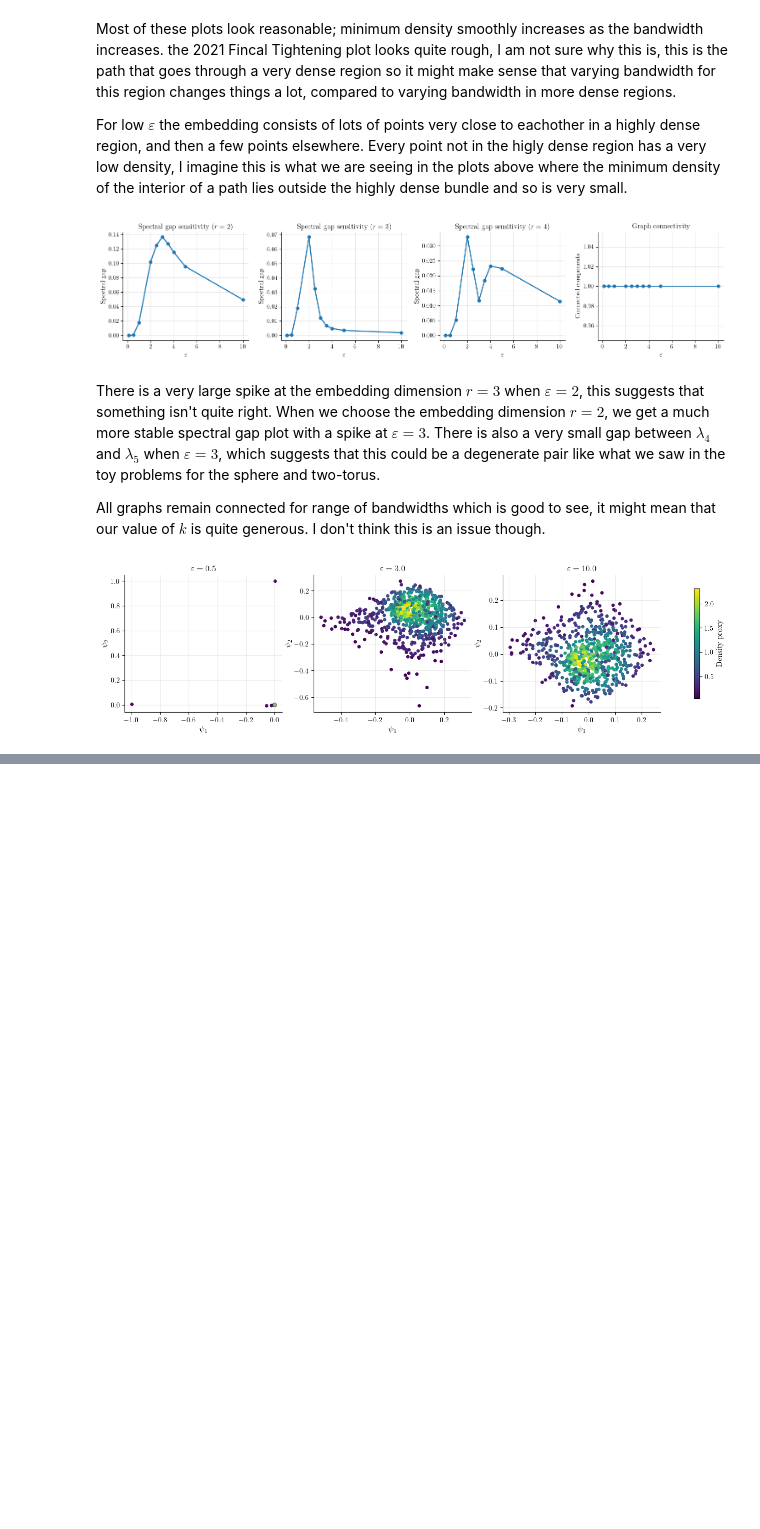
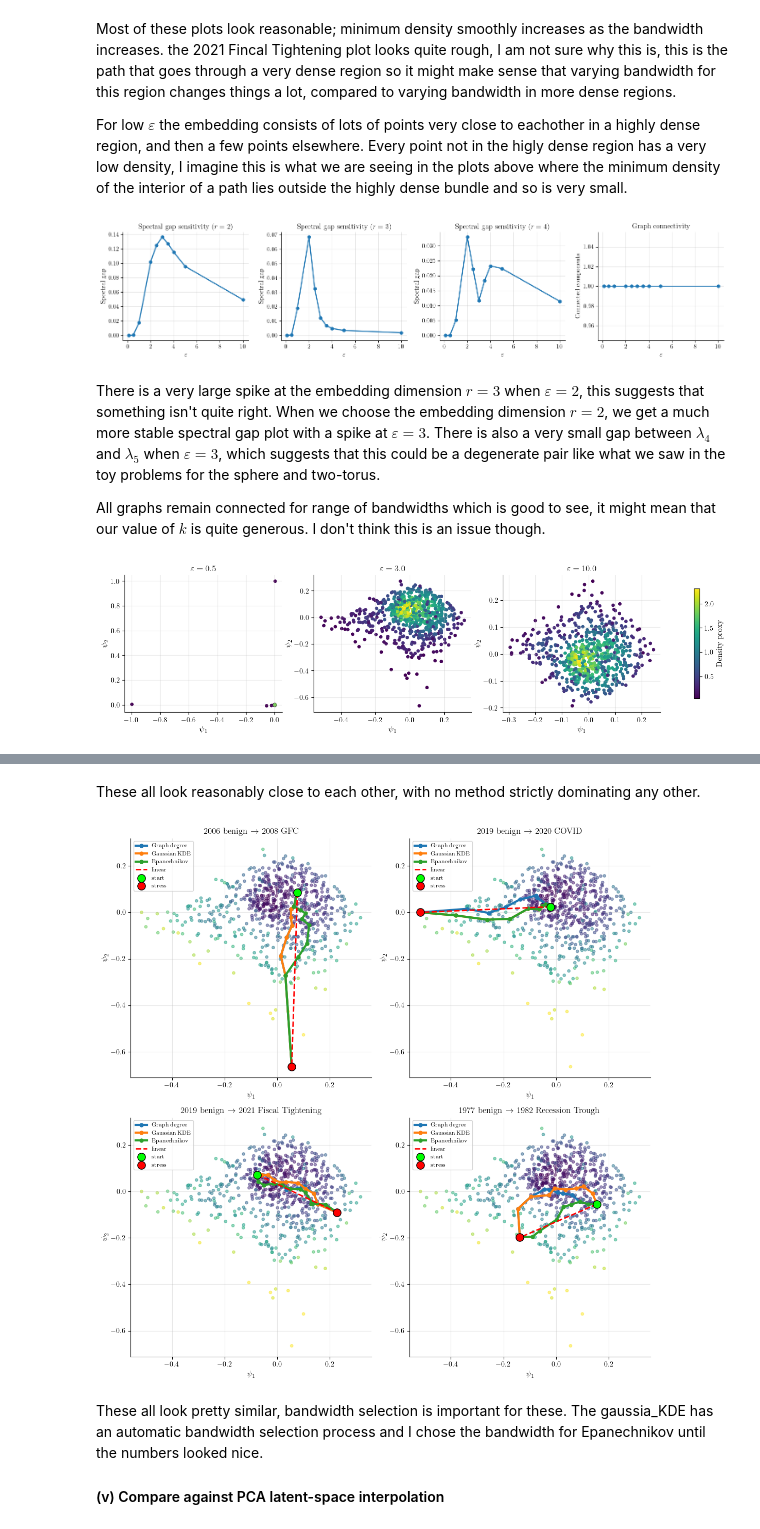
Before and after one commit to adamfowliee/JDKF_Starter, a Jupyter notebook: dissertation_brief/brief_phase8.ipynb, the cells around one changed output, grey strips where cells are left out. Drawn from its saved outputs; the diff is of its cells as text; code cells hidden in the pictures; blank space fills up the shorter version.

```diff
--- a/dissertation_brief/brief_phase8.ipynb
+++ b/dissertation_brief/brief_phase8.ipynb
@@ -421,0 +415,5 @@ plt.show()
+# %%
+kde = gaussian_kde(Psi.T)
+rho_kde = np.maximum(kde(Psi.T), 1e-6)
+V_kde = -np.log(rho_kde)
+compare_densities(rho, rho_kde)
@@ -421,0 +455,16 @@ plt.show()
+# %%
+rows = []; density_paths = {}
+
+for event, (start_idx, end_idx) in pairs.items():
+    density_paths[event] = {}
+    for method, (rho_method, V_method) in density_methods.items():
+        idx_path = graph_path(A_dist_sym, beta=BETA, V=V_method, start=start_idx, end=end_idx)
+        path_density = rho_method[idx_path]
+        interior_density = (path_density[1:-1] if len(path_density) > 2 else path_density)
+        rows.append({ "event": event, "density_method": method, "number_points": len(idx_path), "minimum_density": path_density.min(),
+                     "interior_minimum_density": interior_density.min(), "interior_mean_density": interior_density.mean(), "latent_path_length": latent_path_length(Psi[idx_path])})
+
+        density_paths[event][method] = idx_path
+
+density_comparison_df = pd.DataFrame(rows)
+print(density_comparison_df.round(4).to_string(index=False))
@@ -421,0 +496,32 @@ plt.show()
+# %% [markdown]
+These all look reasonably close to each other, with no method strictly dominating any other.
+# %%
+summary = []
+fig, axes = plt.subplots(2, 2, figsize=ps.FIG_QUAD_SQ)
+
+for ax, (name, (s, e)) in zip(axes.flatten(), pairs.items()):
+
+    ax.scatter(Psi[:,0], Psi[:,1], c=V, s=15, cmap="viridis", alpha=.5)
+
+    paths = []
+    for dens_mtd, path in density_paths[name].items():
+        P = Psi[path]; ax.plot(P[:,0], P[:,1], marker="o", ms=5, label=dens_mtd, linewidth=3)
+
+    lin = np.linspace(Psi[s], Psi[e])
+    ax.plot(lin[:,0], lin[:,1], "r--", lw=2, label="linear")
+
+    ax.scatter(*Psi[s,:2], c="lime", s=120, ec="k", zorder=5, label="start")
+    ax.scatter(*Psi[e,:2], c="red", s=120, ec="k", zorder=5, label="stress")
+
+    ax.set_title(name.replace("->", r"$\rightarrow$")); ax.set_xlabel(r"$\psi_1$")
+    ax.set_ylabel(r"$\psi_2$"); ax.legend(fontsize=8)
+    ax.grid(alpha=.3)
+
+plt.tight_layout()
+plt.show()
+# %% [output]
+[figure, added]
+# %% [markdown]
+These all look pretty similar, bandwidth selection is important for these. The gaussia_KDE has an automatic bandwidth selection process and I chose the bandwidth for Epanechnikov until the numbers looked nice.
+
+#### (v) Compare against PCA latent-space interpolation
```
Also changed, not shown: parts of 23 cells of this notebook, 6 other files.
